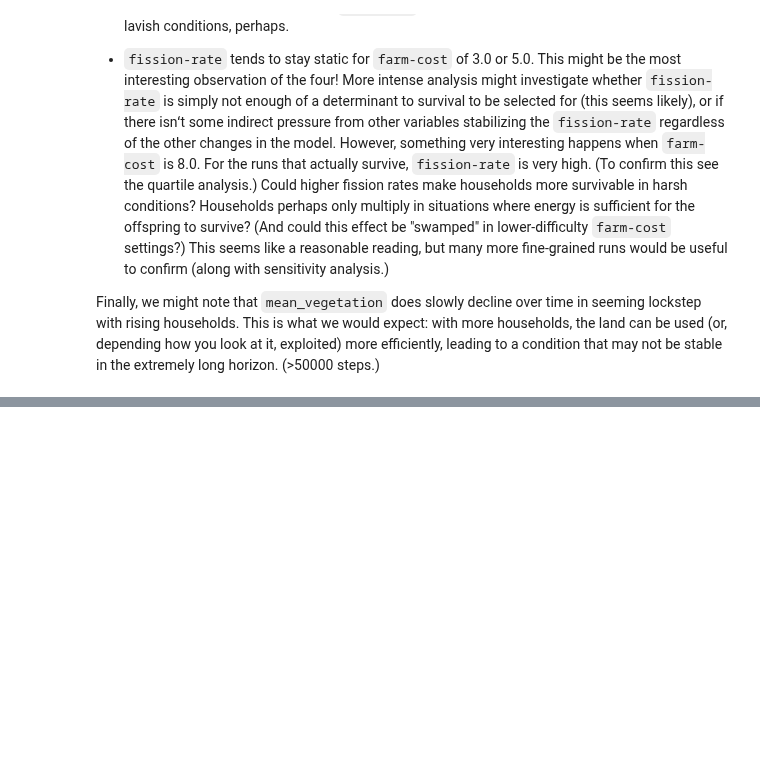
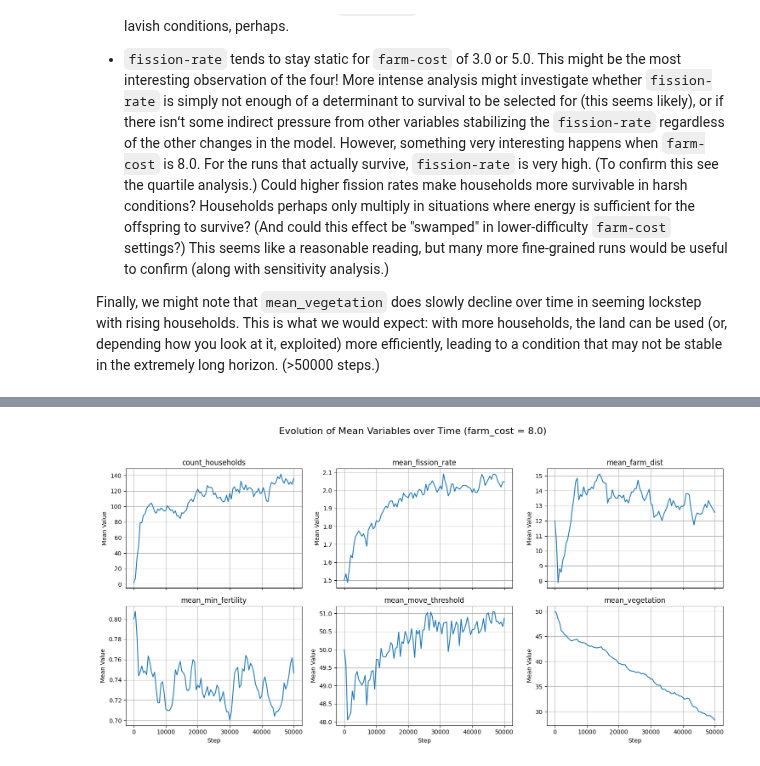
Before and after one commit to peterdresslar/cas-520, a Jupyter notebook: M5/M5Analysis_Dresslar.ipynb, the cells around one changed output, grey strips where cells are left out. Drawn from its saved outputs; the diff is of its cells as text; code cells hidden in the pictures; blank space fills up the shorter version.

```diff
--- a/M5/M5Analysis_Dresslar.ipynb
+++ b/M5/M5Analysis_Dresslar.ipynb
@@ -336,0 +341,4 @@ KeyError: "Columns not found: 'mean_move_threshold', 'mean_farm_dist', 'count_ho
+# %%
+plot_randos_exp("M5Model_Dresslar_randotime-table.csv", 8.0)
+# %% [output]
+[figure, added]
```
Also changed, not shown: parts of 3 cells of this notebook.
